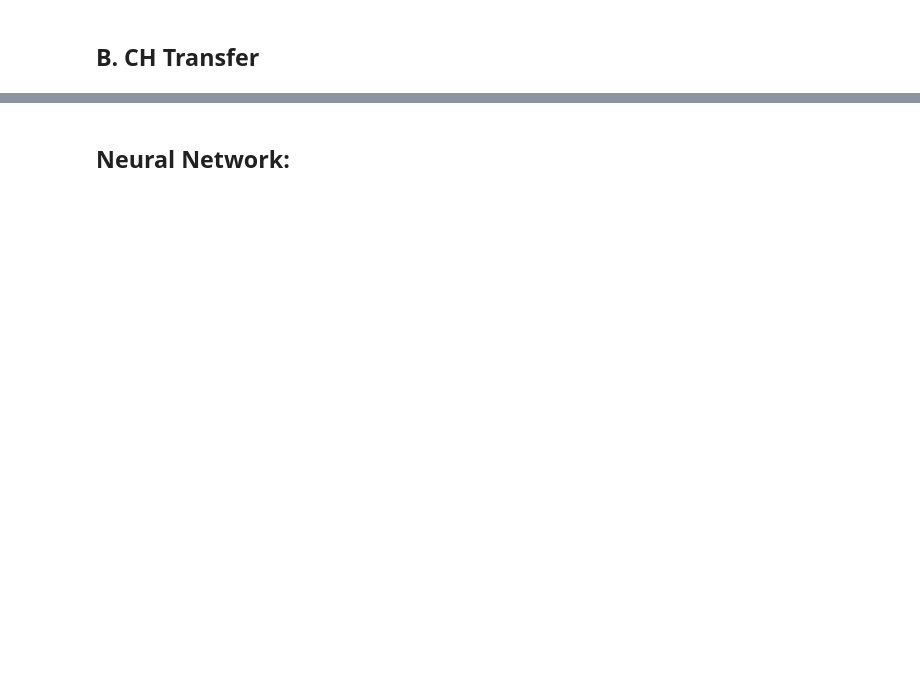
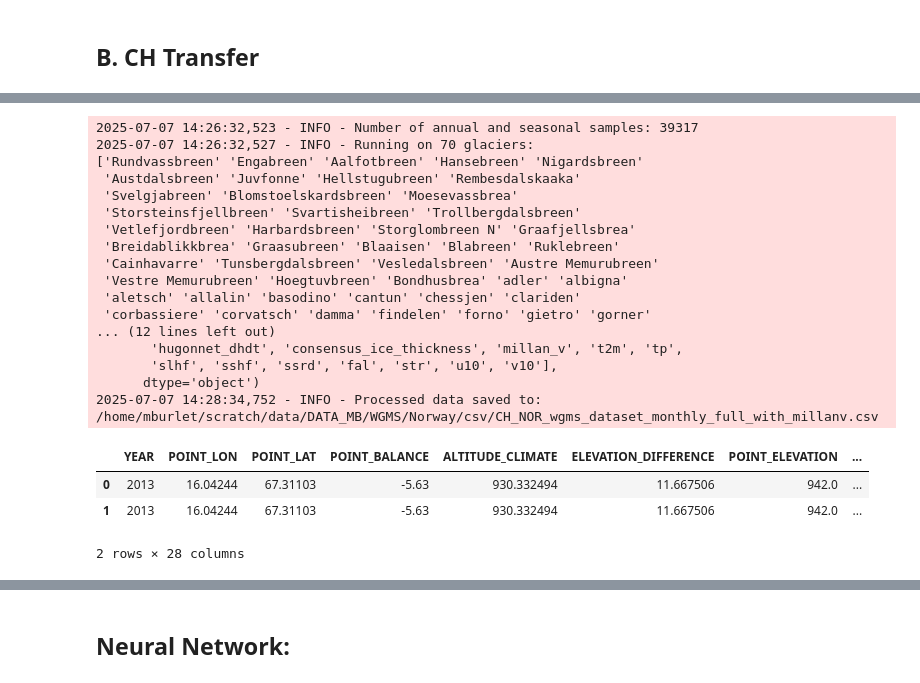
Before and after one commit to marvande/MassBalanceMachine, a Jupyter notebook: regions/Norway_mb/3.2.2 Train-ML-model-NN.ipynb, the cells around one changed output, grey strips where cells are left out. Cells and saved outputs as stored; diff of their text form; code cells hidden in the pictures; blank space fills up the shorter version.

```diff
--- a/regions/Norway_mb/3.2.2 Train-ML-model-NN.ipynb
+++ b/regions/Norway_mb/3.2.2 Train-ML-model-NN.ipynb
@@ -250,24 +350,46 @@ display(len(data_NOR_CH['GLACIER'].unique()))
 # %%
 data_CH_NOR_test = data_NOR_CH.copy()
 
 # Transform data to monthly format (run or load data):
 paths = {
     'csv_path': cfg.dataPath + path_PMB_WGMS_csv,
     'era5_climate_data': cfg.dataPath + path_ERA5_raw + 'era5_monthly_averaged_data_NOR_CH.nc',
     'geopotential_data': cfg.dataPath + path_ERA5_raw + 'era5_geopotential_pressure_NOR_CH.nc'
 }
 
-RUN = False
+RUN = True
 dataloader_gl = process_or_load_data(run_flag=RUN,
                                      df=data_CH_NOR_test,
                                      paths=paths,
                                      cfg=cfg,
                                      vois_climate=vois_climate,
                                      vois_topographical=vois_topographical,
-                                     output_file= 'CH_NOR_wgms_dataset_monthly_full.csv')
+                                     output_file= 'CH_NOR_wgms_dataset_monthly_full_with_millanv.csv')
 data_monthly_CH_NOR = dataloader_gl.data
 
 display(data_monthly_CH_NOR.head(2))
+# %% [output]
+2025-07-07 14:26:32,523 - INFO - Number of annual and seasonal samples: 39317
+2025-07-07 14:26:32,527 - INFO - Running on 70 glaciers:
+['Rundvassbreen' 'Engabreen' 'Aalfotbreen' 'Hansebreen' 'Nigardsbreen'
+ 'Austdalsbreen' 'Juvfonne' 'Hellstugubreen' 'Rembesdalskaaka'
+ 'Svelgjabreen' 'Blomstoelskardsbreen' 'Moesevassbrea'
+ 'Storsteinsfjellbreen' 'Svartisheibreen' 'Trollbergdalsbreen'
+ 'Vetlefjordbreen' 'Harbardsbreen' 'Storglombreen N' 'Graafjellsbrea'
+ 'Breidablikkbrea' 'Graasubreen' 'Blaaisen' 'Blabreen' 'Ruklebreen'
+ 'Cainhavarre' 'Tunsbergdalsbreen' 'Vesledalsbreen' 'Austre Memurubreen'
+ 'Vestre Memurubreen' 'Hoegtuvbreen' 'Bondhusbrea' 'adler' 'albigna'
+ 'aletsch' 'allalin' 'basodino' 'cantun' 'chessjen' 'clariden'
+ 'corbassiere' 'corvatsch' 'damma' 'findelen' 'forno' 'gietro' 'gorner'
+... (12 lines left out)
+       'hugonnet_dhdt', 'consensus_ice_thickness', 'millan_v', 't2m', 'tp',
+       'slhf', 'sshf', 'ssrd', 'fal', 'str', 'u10', 'v10'],
+      dtype='object')
+2025-07-07 14:28:34,752 - INFO - Processed data saved to: /home/mburlet/scratch/data/DATA_MB/WGMS/Norway/csv/CH_NOR_wgms_dataset_monthly_full_with_millanv.csv
+|  | YEAR | POINT_LON | POINT_LAT | POINT_BALANCE | ALTITUDE_CLIMATE | ELEVATION_DIFFERENCE | POINT_ELEVATION | ... |
+| 0 | 2013 | 16.04244 | 67.31103 | -5.63 | 930.332494 | 11.667506 | 942.0 | ... |
+| 1 | 2013 | 16.04244 | 67.31103 | -5.63 | 930.332494 | 11.667506 | 942.0 | ... |
+2 rows × 28 columns
 # %%
 test_glaciers = list(data_NOR['GLACIER'].unique())
 
```
Also changed, not shown: parts of 18 cells of this notebook, 15 other files.
